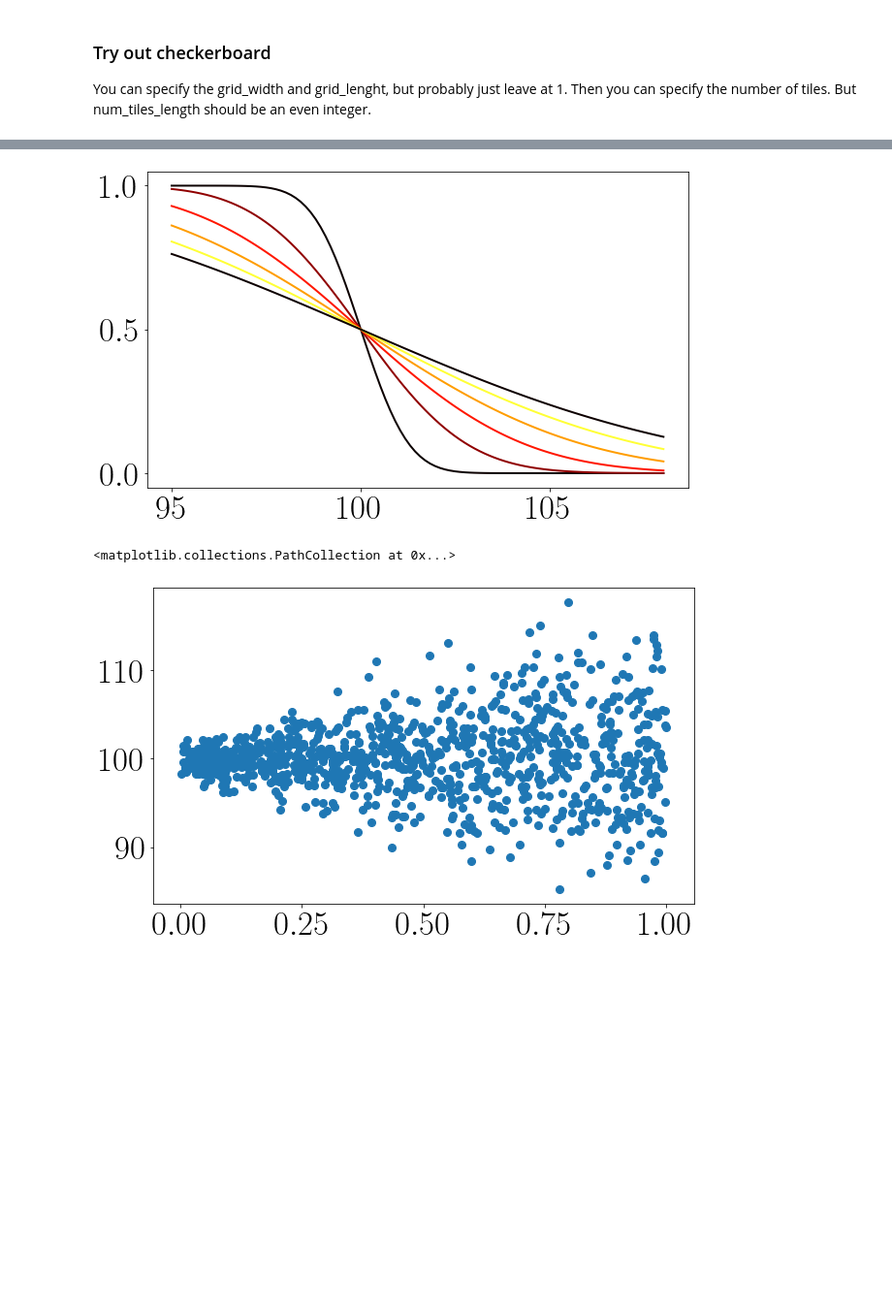
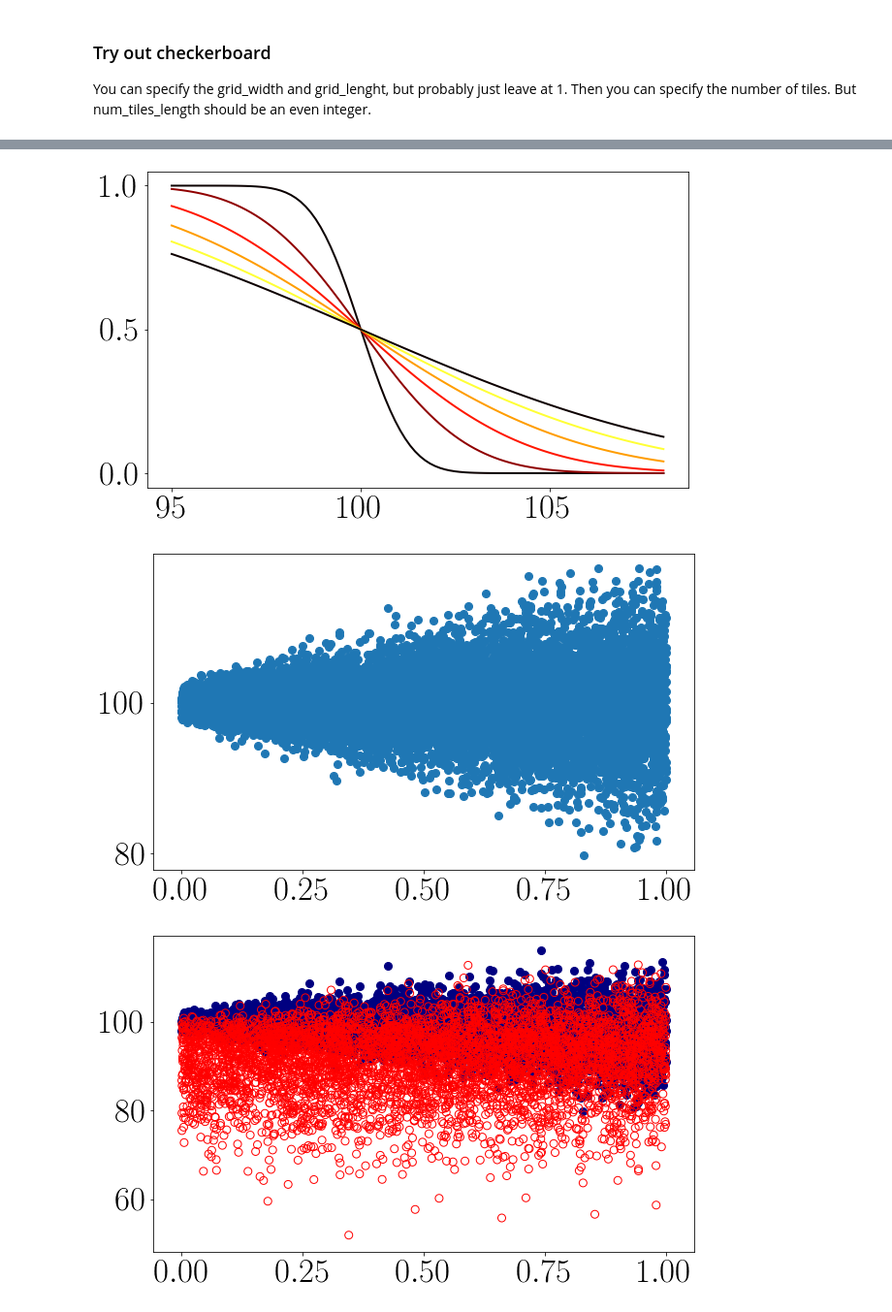
Before and after one commit to MrHuff/Sumo-Net, a Jupyter notebook: survival_plots.ipynb, the cells around one changed output, grey strips where cells are left out. Shown at 97% size. Cells and saved outputs as stored; diff of their text form; code cells hidden in the pictures; blank space fills up the shorter version.

```diff
--- a/survival_plots.ipynb
+++ b/survival_plots.ipynb
@@ -121,7 +121,19 @@ for x in x_array:
 
 plt.show()
 
-x,t = d.sample(1000)
+n=1000
+x,t = d.sample(n)
 plt.scatter(x,t)
+plt.show()
+
+
+c = np.random.exponential(1.5, size = n)
+d = np.int64(c > t)
+z = np.minimum(t, c)
+
+censored, observed = np.where(d==0), np.where(d==1)
+l1=plt.scatter(x[observed],z[observed],c='navy',label='observed')
+l2=plt.scatter(x[censored],z[censored],facecolors='none', edgecolors='r',label='censored')
+plt.show()
 # %% [output]
 [figure]
@@ -132,6 +144,7 @@ plt.scatter(x,t)
 
 You can specify the grid_width and grid_lenght, but probably just leave at 1. Then you can specify the number of tiles. But num_tiles_length should be an even integer.
 # %%
+n=1000
 d = checkerboard_grid(grid_width = 1, grid_length = 1, num_tiles_width = 4, num_tiles_length = 6)
 
 t_array = np.linspace(0, 1, num = 100)
@@ -144,7 +157,17 @@ for x in x_array:
 
 plt.show()
 
-x,t = d.sample(1000)
+x,t = d.sample(n)
 plt.scatter(x,t)
+plt.show()
+
+c = np.random.exponential(1.5, size = n)
+d = np.int64(c > t)
+z = np.minimum(t, c)
+
+censored, observed = np.where(d==0), np.where(d==1)
+l1=plt.scatter(x[observed],z[observed],c='navy',label='observed')
+l2=plt.scatter(x[censored],z[censored],facecolors='none', edgecolors='r',label='censored')
+plt.show()
 # %% [output]
 [figure]
@@ -157,19 +180,30 @@ Here we have a family of normals with fixed mean (below $mean=100$) and variance
 # %%
 d = varying_normals(mean = 100, var_slope = 6)
 
+n=10000
 t_array = np.linspace(95, 108, num = 100)
 x_array = [0.0, 0.2, 0.4, 0.6, 0.8, 1]
 
 for x in x_array:
     S = lambda t : d.surv_given_x(t, x)
     S_array = [ S(t) for t in t_array ]
     plt.plot(t_array, S_array, color = cm.hot(x))
 
 plt.show()
 
-x,t = d.sample(1000)
+x,t = d.sample(n)
 plt.scatter(x,t)
+plt.show()
+
+c = np.random.normal(loc = 100,scale = 12, size = n)
+d = np.int64(c > t)
+z = np.minimum(t, c)
+
+censored, observed = np.where(d==0), np.where(d==1)
+l1=plt.scatter(x[observed],z[observed],c='navy',label='observed')
+l2=plt.scatter(x[censored],z[censored],facecolors='none', edgecolors='r',label='censored')
+plt.show()
 # %% [output]
 [figure]
-<matplotlib.collections.PathCollection at 0x...>
-[figure, old version]
+[figure, new version]
+[figure, added]
```
Also changed, not shown: parts of 3 cells of this notebook.
